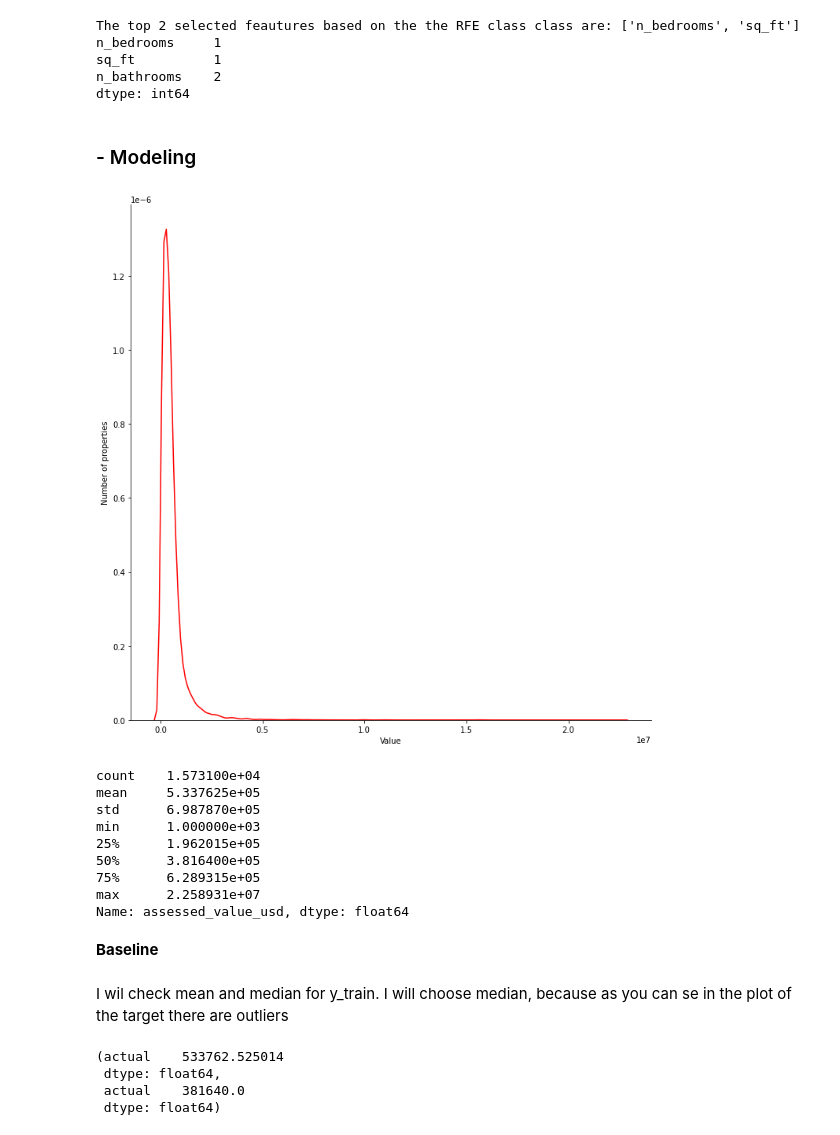
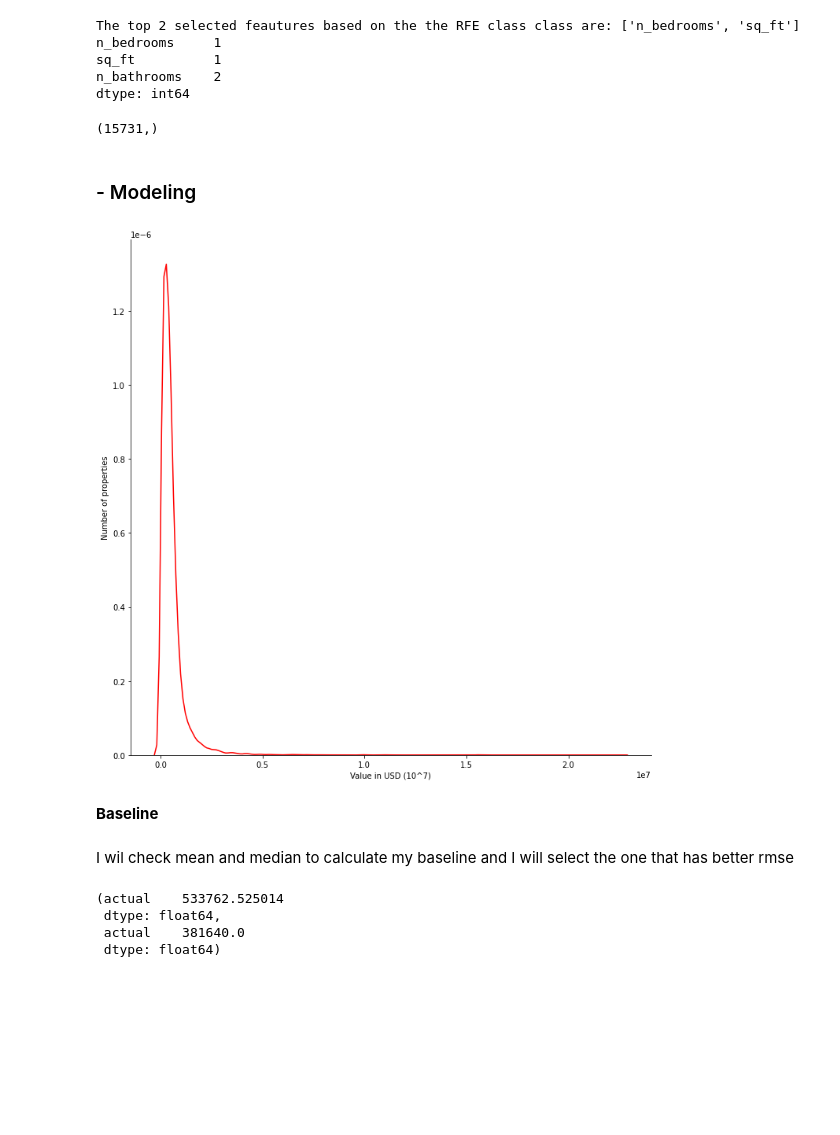
Before and after one commit to cindyvillanuevads/regression_project_zillow-, a Jupyter notebook: zillow.ipynb, the cells around one changed output. Saved outputs shown, nothing was run; the diff lists cells and outputs as text; code cells hidden in the pictures; blank space fills up the shorter version.

```diff
--- a/zillow.ipynb
+++ b/zillow.ipynb
@@ -98,2 +91,0 @@ df = df.drop_duplicates()
-# %%
-df = df.dropna(how='any',axis=0)
@@ -107,0 +92,3 @@ There are 0 columns that have missing values.
+# %%
+#clean my df
+df = p.clean_zillow(df)
@@ -123,3 +118,0 @@ memory usage: 1.3 MB
-# %%
-# I'm going to change parcelid to string, it is a uniqure identifier for parcels lots
-df['parcelid'] = df['parcelid'].astype('str')
@@ -135,5 +118,0 @@ dtype: object
-# %%
-df.rename(columns={'bedroomcnt': 'n_bedrooms',
-                    'bathroomcnt': 'n_bathrooms',
-                    'calculatedfinishedsquarefeet':'sq_ft',
-                     'taxvaluedollarcnt': 'assessed_value_usd'}, inplace=True)
@@ -525,36 +502,28 @@ n_bedrooms     1
 sq_ft          1
 n_bathrooms    2
 dtype: int64
+# %%
+y_train.shape
+# %% [output]
+(15731,)
 # %% [markdown]
 ### - Modeling
 # %%
 #plot our target
 sns.displot(y_train,  kind="kde", height =10 ,aspect =1, color = 'red')
-plt.xlabel("Value")
+plt.xlabel("Value in USD (10^7)")
 plt.ylabel("Number of properties")
 plt.show()
 # %% [output]
-[figure, old version]
+[figure, new version]
-# %%
-y_train.describe()
-# %% [output]
-count    1.573100e+04
-mean     5.337625e+05
-std      6.987870e+05
-min      1.000000e+03
-25%      1.962015e+05
-50%      3.816400e+05
-75%      6.289315e+05
-max      2.258931e+07
-Name: assessed_value_usd, dtype: float64
 # %%
 #conver y_train y _ validate to df
 y_train = pd.DataFrame( {'actual': y_train})
 y_validate = pd.DataFrame( {'actual': y_validate})
 # %% [markdown]
 **Baseline**
-# %% [markdown]
-I wil check mean and median for y_train. I will choose median, because as you can se in the plot of the target there are outliers
+# %% [markdown]
+I wil check mean and median to calculate my baseline and I will select the one that has better rmse
 # %%
 y_train.mean(), y_train.median()
 # %% [output]
```
Also changed, not shown: parts of 48 cells of this notebook.
